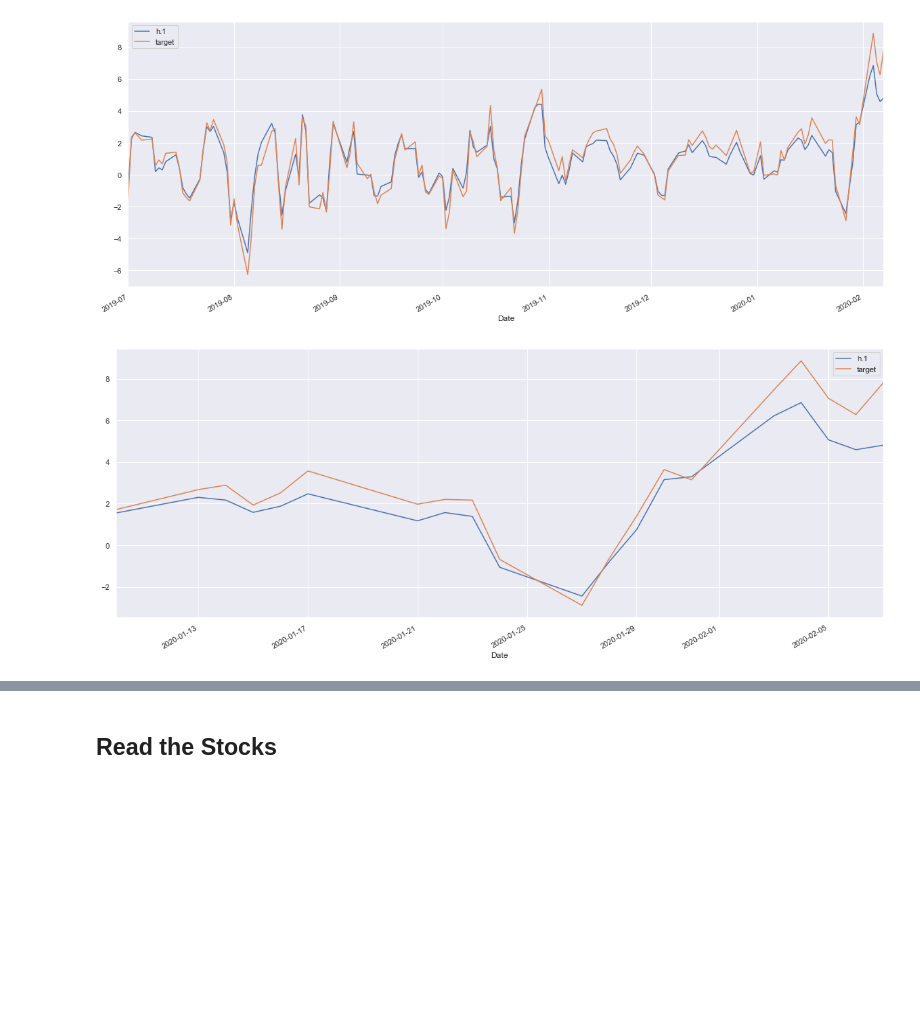
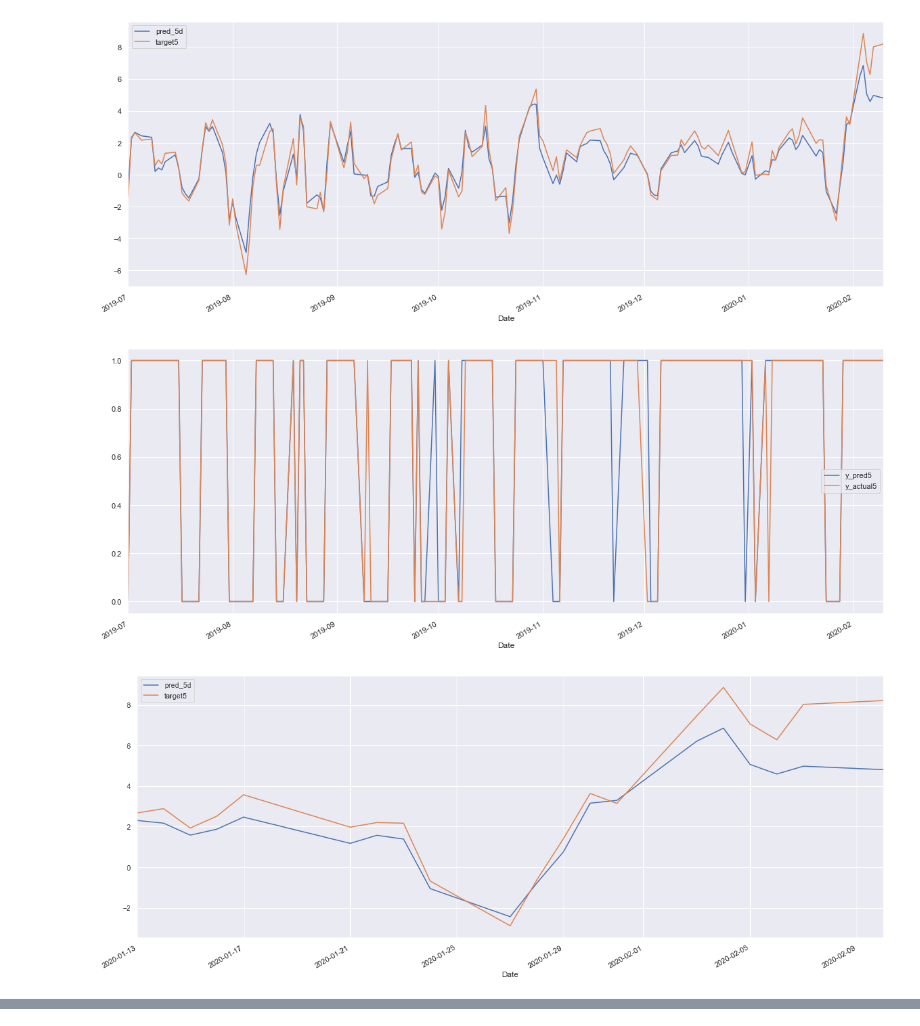
Before and after one commit to frkornet/Stock-Market-Final-Project, a Jupyter notebook: notebook/test days up.ipynb, the cells around one changed output, grey strips where cells are left out. Saved outputs shown, nothing was run; the diff lists cells and outputs as text; code cells hidden in the pictures; blank space fills up the shorter version.

```diff
--- a/notebook/test days up.ipynb
+++ b/notebook/test days up.ipynb
@@ -23,5 +30,6 @@ LAGS=[1, 3, 5, 10, 20, 30]
 # %%
-myForecast = DayForecast(ticker="MSFT", period="10y", split_date="2019-07-01", days=5, lags=LAGS,
+myForecast = DayForecast(ticker="MSFT", period="10y", split_date="2019-07-01",
+                         cut_off_date=None, days=[5], lags=LAGS,
                         verbose=True)
 tp_rate = myForecast.forecast(horizon=1, verbose=True)
 # %% [output]
@@ -45,2 +53,3 @@ TP/(FN+TP)= 0.9622641509433962 FN+TP= 106
-[figure, old version]
+[figure, new version]
-[figure, old version]
+[figure, new version]
+[figure, added]
@@ -64,2 +72,0 @@ Date
-# %% [markdown]
-## Read the Stocks
```
Also changed, not shown: parts of 34 cells of this notebook, 1 other file.
